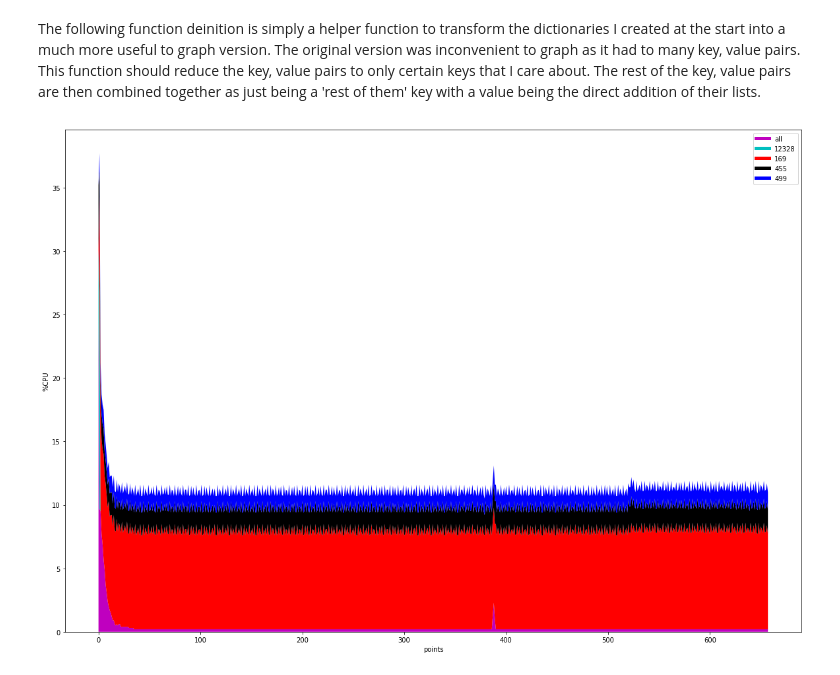
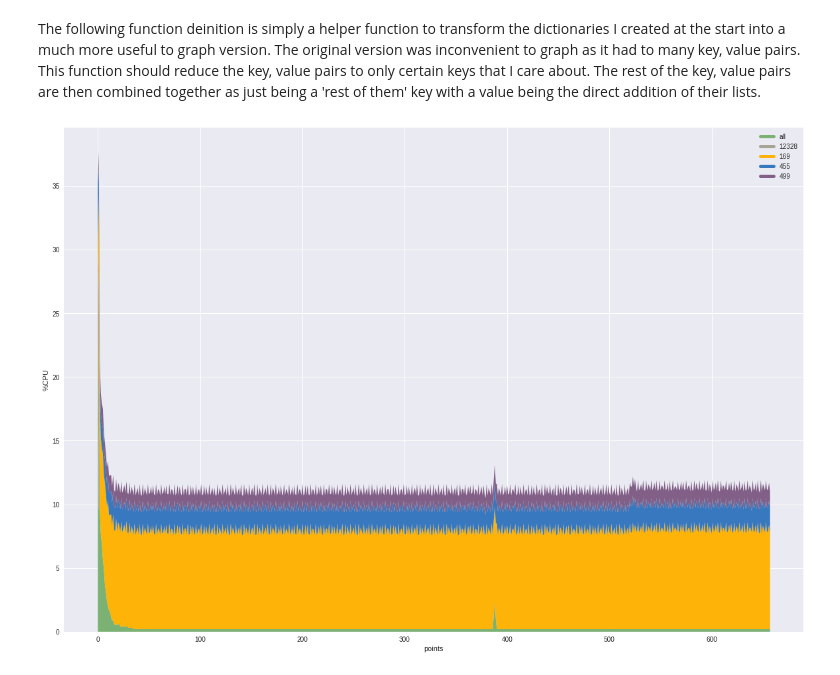
Before and after one commit to ThibaultHuyet/data_parsing, a Jupyter notebook: Notebooks/Raspberry Pi Performance.ipynb, the cells around one changed output. Drawn from its saved outputs; the diff is of its cells as text; code cells hidden in the pictures.

Commit message:
Made graph prettier

```diff
--- a/Notebooks/Raspberry Pi Performance.ipynb
+++ b/Notebooks/Raspberry Pi Performance.ipynb
@@ -16,6 +16,10 @@ import matplotlib
 import numpy as np                      # for arange
 from collections import OrderedDict     # For creation of a sorted dictionary
 from itertools import zip_longest       # For zipping lists that are of uneven size
+# %%
+# This cell is solely for styling
+import seaborn as sns
+plt.style.use('seaborn')
 # %% [markdown]
 ## Initial Helper Functions
 # %% [markdown]
@@ -299,24 +303,24 @@ def prep_for_graph(d, keys):
 concise = prep_for_graph(cpuPi, keys)
 # %%
 points = np.arange(0, len(concise['all']))
-
+C = ["#7bb274", "#a8a495", "#feb308", "#3778bf", "#825f87"]
 fig = plt.figure(figsize = (20, 14))
 ax = fig.add_subplot(111, label = "Performance")
 
 # Due to some bug with stackplot, a hack has to be used to get a legend up
 
-ax.plot([], [], color = 'm', label = 'all', linewidth = 5)
-ax.plot([], [], color = 'c', label = '12328', linewidth = 5)
-ax.plot([], [], color = 'r', label = '169', linewidth = 5)
-ax.plot([], [], color = 'k', label = '455', linewidth = 5)
-ax.plot([], [], color = 'b', label = '499', linewidth = 5)
+ax.plot([], [], color = C[0], label = 'all', linewidth = 5)
+ax.plot([], [], color = C[1], label = '12328', linewidth = 5)
+ax.plot([], [], color = C[2], label = '169', linewidth = 5)
+ax.plot([], [], color = C[3], label = '455', linewidth = 5)
+ax.plot([], [], color = C[4], label = '499', linewidth = 5)
 
 ax.stackplot(points, concise['all'], concise['12328'], concise['169'],
-             concise['455'], concise['499'], colors=['m','c','r','k', 'b'])
+             concise['455'], concise['499'], colors = C)
 
 ax.set_ylabel('%CPU')
 ax.set_xlabel('points')
-ax.legend()
+ax.legend(prop = {})
 plt.show()
 # %% [output]
-[figure, old version]
+[figure, new version]
```
Also changed, not shown: parts of 5 cells of this notebook.
